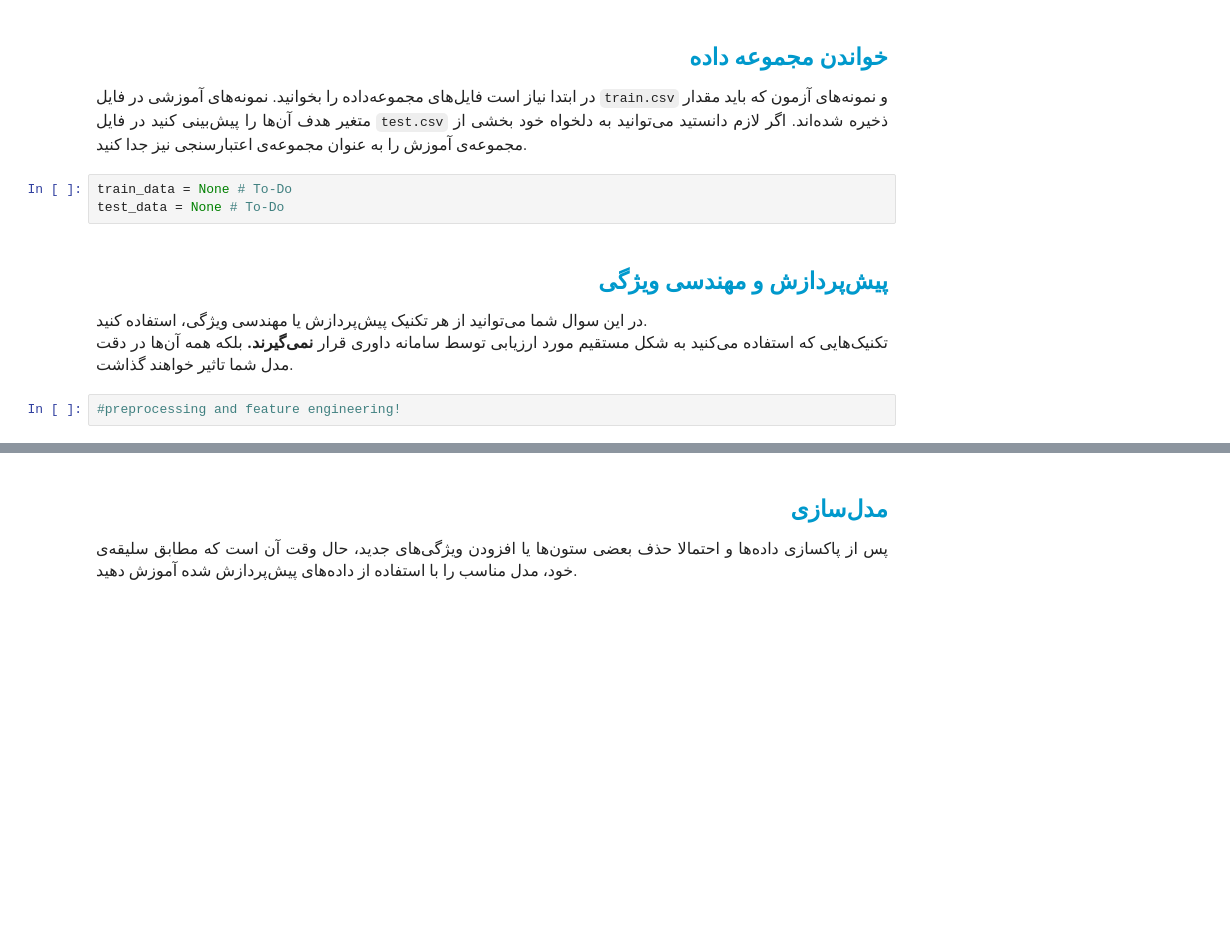
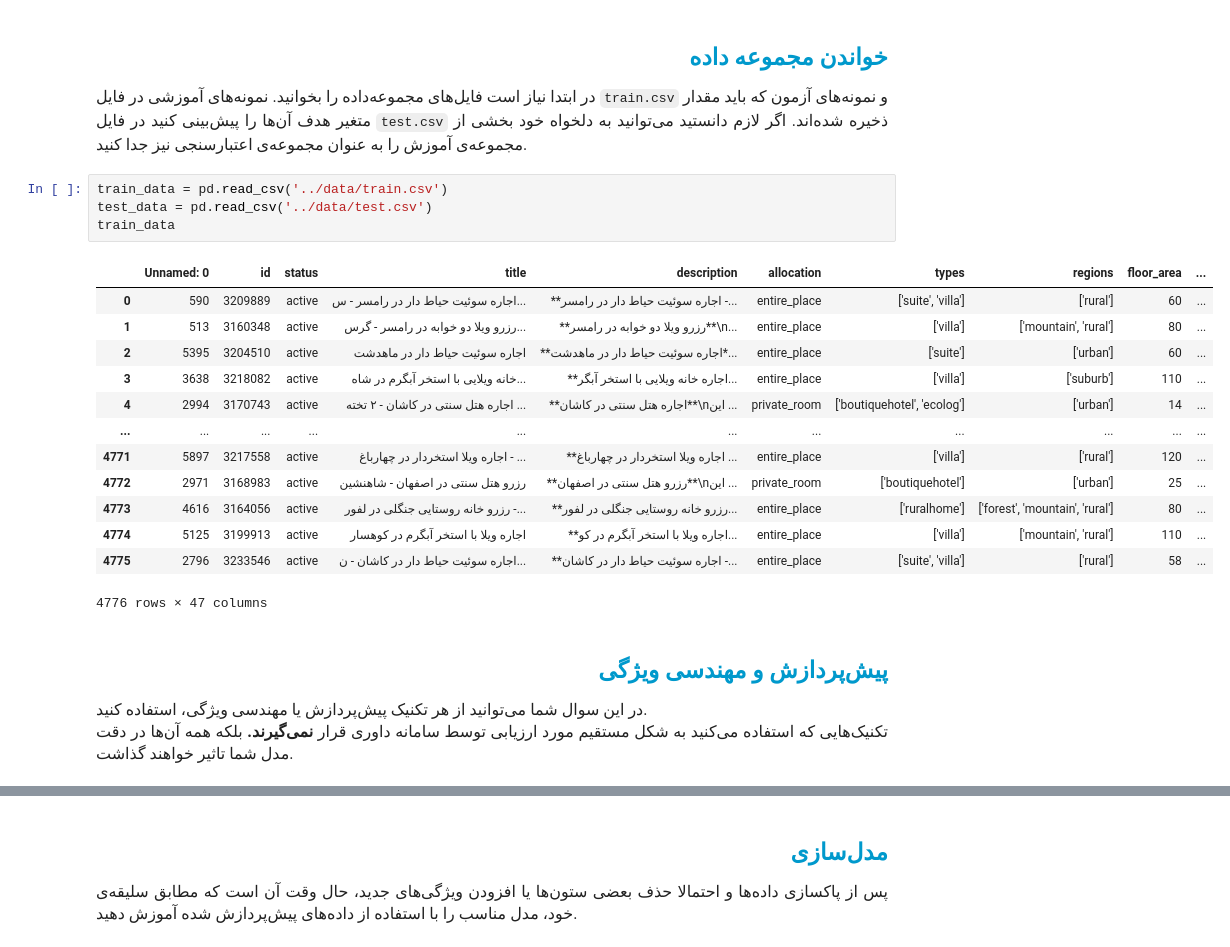
Before and after one commit to smrrazavian/quera-ml-contest, a Jupyter notebook: q5/notebook/Jajiga.ipynb, the cells around one changed output, grey strips where cells are left out. Drawn from its saved outputs; the diff is of its cells as text; blank space fills up the shorter version.

```diff
--- a/q5/notebook/Jajiga.ipynb
+++ b/q5/notebook/Jajiga.ipynb
@@ -123,9 +123,24 @@ import pandas as pd
     در ابتدا نیاز است فایل‌های مجموعه‌داده را بخوانید. نمونه‌های آموزشی در فایل <code>train.csv</code> و نمونه‌های آزمون که باید مقدار متغیر هدف آن‌ها را پیش‌بینی کنید در فایل <code>test.csv</code> ذخیره شده‌اند. اگر لازم دانستید می‌توانید به دلخواه خود بخشی از مجموعه‌ی آموزش را به عنوان مجموعه‌ی اعتبارسنجی نیز جدا کنید.
 </font>
 </p>
-# %%
-train_data = None # To-Do
-test_data = None # To-Do
+# %%
+train_data = pd.read_csv('../data/train.csv')
+test_data = pd.read_csv('../data/test.csv')
+train_data
+# %% [output]
+|  | Unnamed: 0 | id | status | title | description | allocation | types | regions | floor_area | ... |
+| 0 | 590 | 3209889 | active | اجاره سوئیت حیاط دار در رامسر - س... | **اجاره سوئیت حیاط دار در رامسر -... | entire_place | ['suite', 'villa'] | ['rural'] | 60 | ... |
+| 1 | 513 | 3160348 | active | رزرو ویلا دو خوابه در رامسر - گرس... | **رزرو ویلا دو خوابه در رامسر**\n... | entire_place | ['villa'] | ['mountain', 'rural'] | 80 | ... |
+| 2 | 5395 | 3204510 | active | اجاره سوئیت حیاط دار در ماهدشت | **اجاره سوئیت حیاط دار در ماهدشت*... | entire_place | ['suite'] | ['urban'] | 60 | ... |
+| 3 | 3638 | 3218082 | active | خانه ویلایی با استخر آبگرم در شاه... | **اجاره خانه ویلایی با استخر آبگر... | entire_place | ['villa'] | ['suburb'] | 110 | ... |
+| 4 | 2994 | 3170743 | active | اجاره هتل سنتی در کاشان - ۲ تخته ... | **اجاره هتل سنتی در کاشان**\nاین ... | private_room | ['boutiquehotel', 'ecolog'] | ['urban'] | 14 | ... |
+| ... | ... | ... | ... | ... | ... | ... | ... | ... | ... | ... |
+| 4771 | 5897 | 3217558 | active | اجاره ویلا استخردار در چهارباغ - ... | **اجاره ویلا استخردار در چهارباغ ... | entire_place | ['villa'] | ['rural'] | 120 | ... |
+| 4772 | 2971 | 3168983 | active | رزرو هتل سنتی در اصفهان - شاهنشین | **رزرو هتل سنتی در اصفهان**\nاین ... | private_room | ['boutiquehotel'] | ['urban'] | 25 | ... |
+| 4773 | 4616 | 3164056 | active | رزرو خانه روستایی جنگلی در لفور -... | **رزرو خانه روستایی جنگلی در لفور... | entire_place | ['ruralhome'] | ['forest', 'mountain', 'rural'] | 80 | ... |
+| 4774 | 5125 | 3199913 | active | اجاره ویلا با استخر آبگرم در کوهسار | **اجاره ویلا با استخر آبگرم در کو... | entire_place | ['villa'] | ['mountain', 'rural'] | 110 | ... |
+| 4775 | 2796 | 3233546 | active | اجاره سوئیت حیاط دار در کاشان - ن... | **اجاره سوئیت حیاط دار در کاشان -... | entire_place | ['suite', 'villa'] | ['rural'] | 58 | ... |
+4776 rows × 47 columns
 # %% [markdown]
 <h2 align=right style="line-height:200%;font-family:vazir;color:#0099cc">
 <font face="vazir" color="#0099cc">
@@ -140,5 +155,3 @@ test_data = None # To-Do
     تکنیک‌هایی که استفاده می‌کنید به شکل مستقیم مورد ارزیابی توسط سامانه داوری قرار <b>نمی‌گیرند.</b> بلکه همه آن‌ها در دقت مدل شما تاثیر خواهند گذاشت.
 </font>
 </p>
-# %%
-#preprocessing and feature engineering!
```
Also changed, not shown: parts of 17 cells of this notebook, 1 other file.
